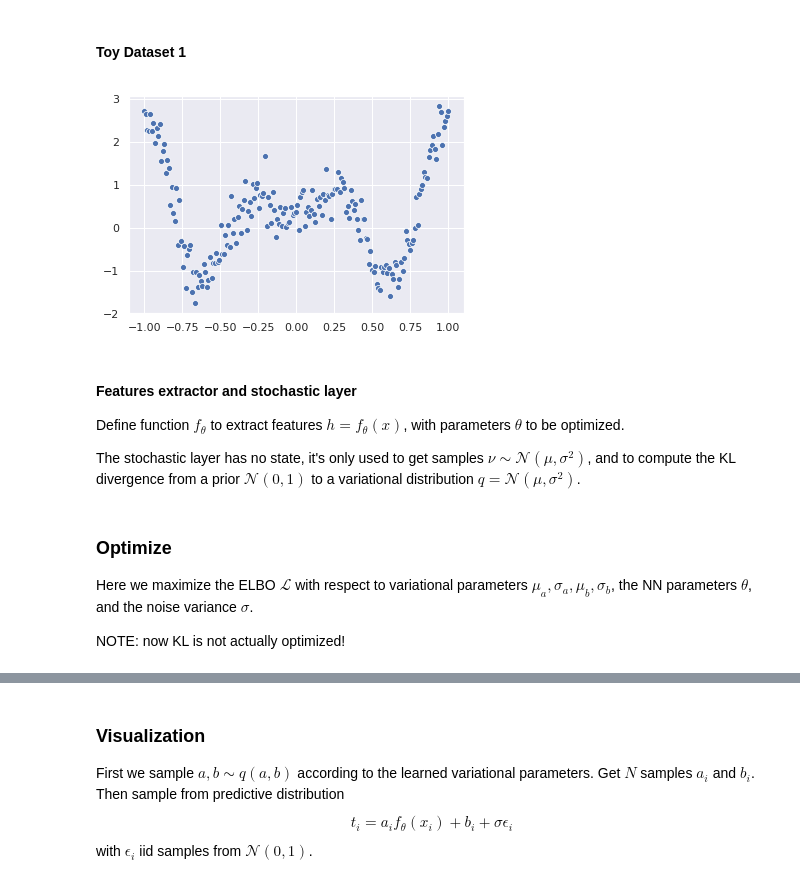
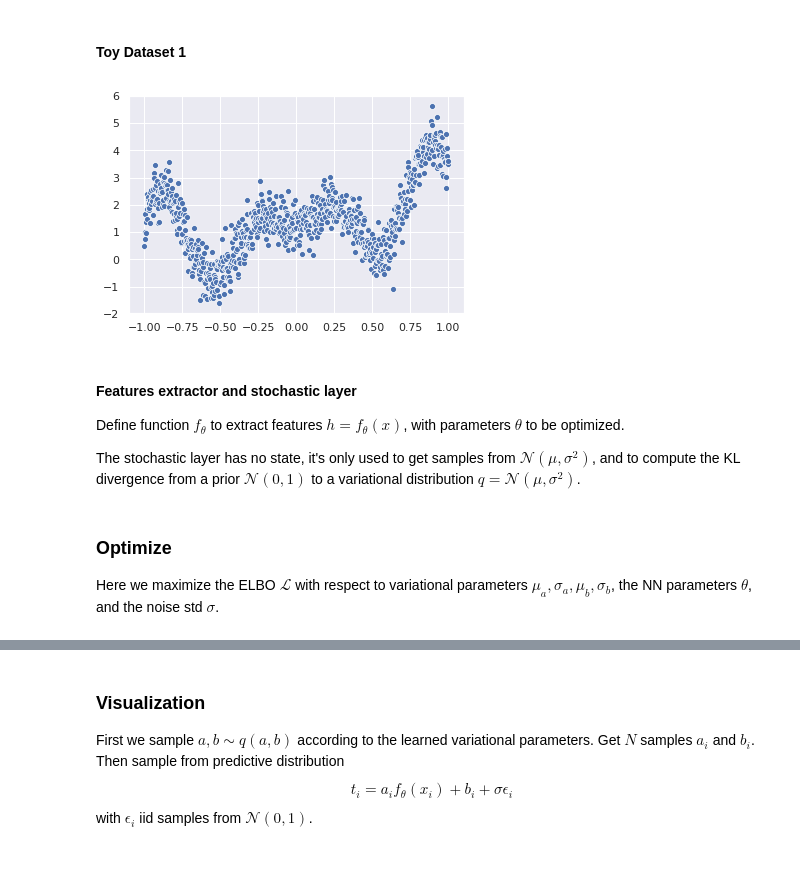
Before and after one commit to vlievin/deep-bayes, a Jupyter notebook: 1d example 2.ipynb, the cells around one changed output, grey strips where cells are left out. Saved outputs shown, nothing was run; the diff lists cells and outputs as text; code cells hidden in the pictures.

```diff
--- a/1d example 2.ipynb
+++ b/1d example 2.ipynb
@@ -39,26 +35,26 @@ We can compute analytically all terms except for the expected value which is MSE
 # %% [markdown]
 #### Toy Dataset 1
 # %%
-N = 200
+N = 800
 a = 0.5
 b = 0.2
-scale = 0.3
+sigma = 0.5  # observation noise
 x = np.linspace(-1, 1, N).reshape(-1, 1)
-fx = x * 5 * np.sin(8 * x)
-t = a*fx + b + scale*np.random.randn(*x.shape)
+fx = x * 5 * np.sin(9 * x) + 2*(x + 1)
+t = a*fx + b + sigma*np.random.randn(*x.shape)  # observations
 sns.scatterplot(x[:, 0], t[:, 0])
 plt.show()
 
 x = torch.tensor(x, dtype=torch.float)
 t = torch.tensor(t, dtype=torch.float)
 # %% [output]
-[figure, old version]
+[figure, new version]
 # %% [markdown]
 #### Features extractor and stochastic layer
 
 Define function $f_{\theta}$ to extract features $h = f_{\theta}(x)$, with parameters $\theta$ to be optimized.
 
-The stochastic layer has no state, it's only used to get samples $\nu \sim \mathcal{N}(\mu, \sigma^2)$, and to compute the KL divergence from a prior $\mathcal{N}(0, 1)$ to a variational distribution $q = \mathcal{N}(\mu, \sigma^2)$.
+The stochastic layer has no state, it's only used to get samples from $\mathcal{N}(\mu, \sigma^2)$, and to compute the KL divergence from a prior $\mathcal{N}(0, 1)$ to a variational distribution $q = \mathcal{N}(\mu, \sigma^2)$.
 # %%
 class FeaturesExtractor(nn.Module):
     def __init__(self):
@@ -89,9 +85,7 @@ class StochasticLayer(nn.Module):
 # %% [markdown]
 ### Optimize
 
-Here we maximize the ELBO $\mathcal{L}$ with respect to variational parameters $\mu_a, \sigma_a, \mu_b, \sigma_b$, the NN parameters $\theta$, and the noise variance $\sigma$.
-
-NOTE: now KL is not actually optimized!
+Here we maximize the ELBO $\mathcal{L}$ with respect to variational parameters $\mu_a, \sigma_a, \mu_b, \sigma_b$, the NN parameters $\theta$, and the noise std $\sigma$.
 # %%
 features = FeaturesExtractor()
 stochastic = StochasticLayer()
```
Also changed, not shown: parts of 5 cells of this notebook.
